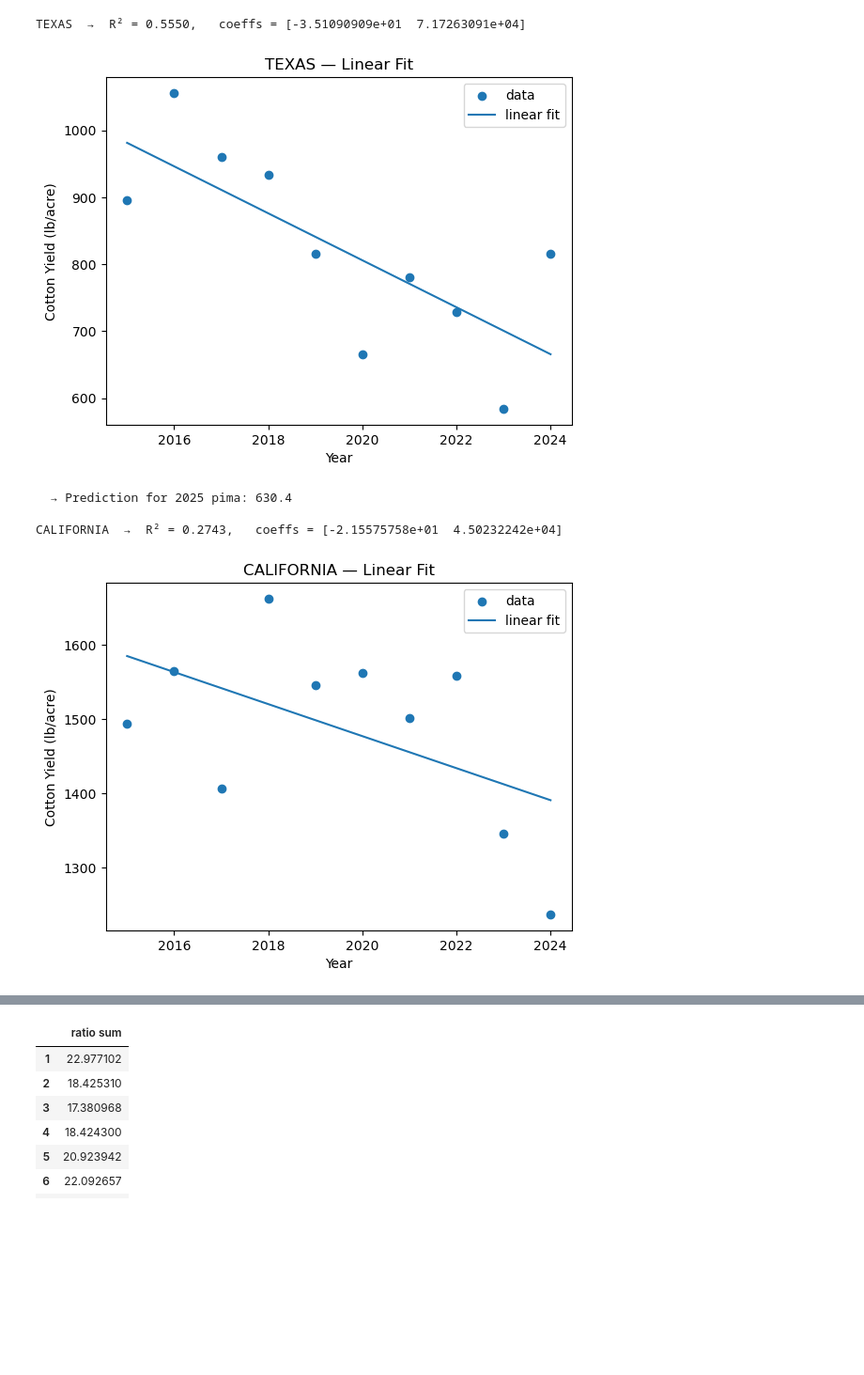
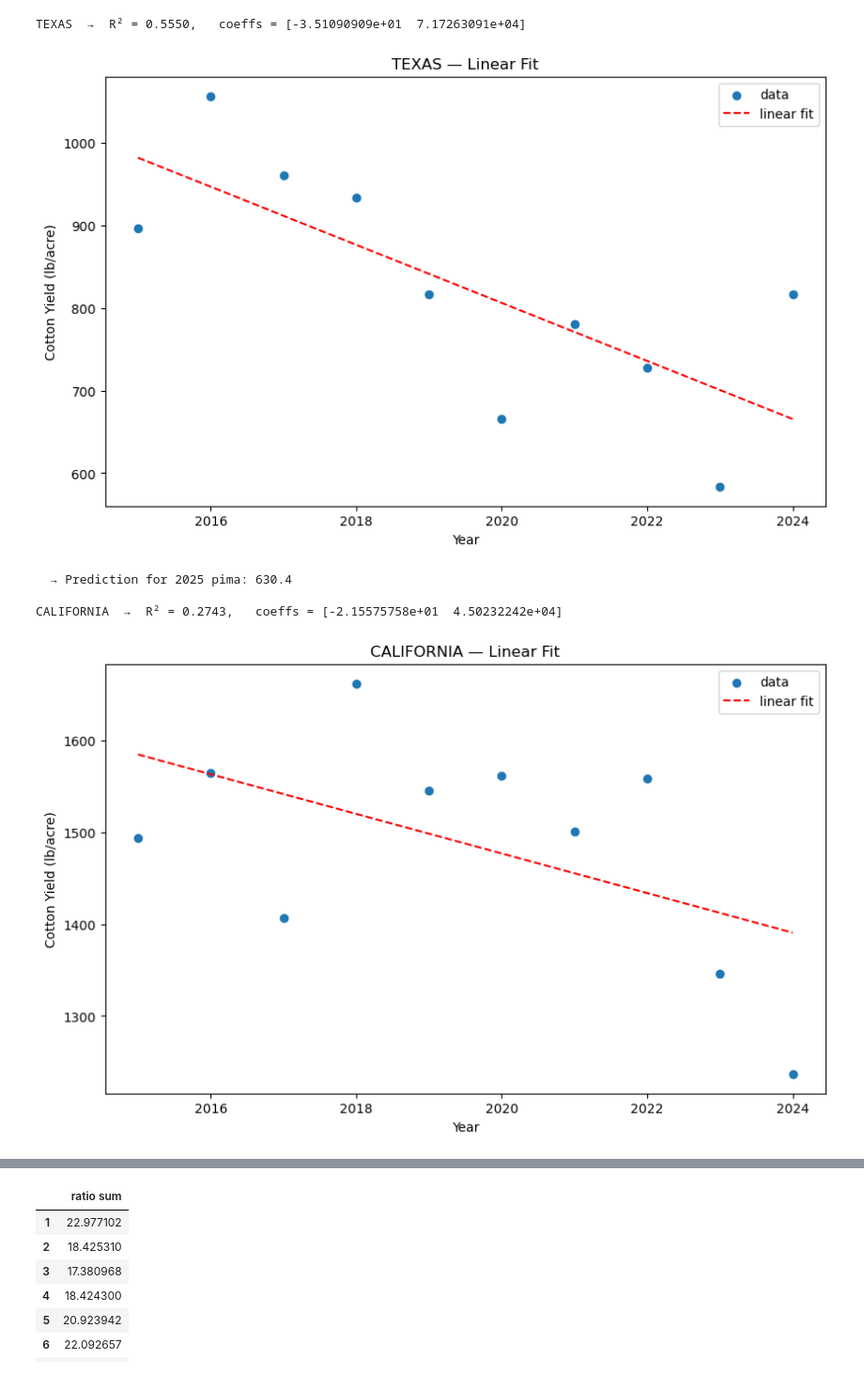
Before and after one commit to leolu12321/pjldc, a Jupyter notebook: pima.ipynb, the cells around one changed output, grey strips where cells are left out. Shown at 94% size. Cells and saved outputs as stored; diff of their text form; code cells hidden in the pictures; blank space fills up the shorter version.

Commit message:
update v1.1 new plots

```diff
--- a/pima.ipynb
+++ b/pima.ipynb
@@ -49,14 +49,15 @@ for state in list_of_states:
     # Plot
     plt.figure()
     plt.scatter(x, y, label='data')
-    plt.title(f"{state}")
+    plt.title(f"{state} Pima")
     plt.xlabel("Year")
-    plt.ylabel("abdrate")
+    plt.ylabel("Abandonment Rate")
     plt.legend()
+    plt.axhline(y_pred, color='r',linestyle='--')
     plt.show()
 
     # 2025 prediction
     pred_2025 = y_pred
-    print(f"  → Prediction for 2025 upland: {pred_2025}\n")
+    print(f"  → Prediction for 2025 Pima: {pred_2025}\n")
     listofabdrate.append({state:pred_2025})
 # %% [output]
@@ -80,40 +81,40 @@ for state in list_of_states:
 
     # Fit a linear model (degree=1)
     coeffs = np.polyfit(x, y, 1)
     model  = np.poly1d(coeffs)
 
     # Compute R²
     y_pred = model(x)
     ss_res = np.sum((y - y_pred)**2)
     ss_tot = np.sum((y - np.mean(y))**2)
     r2     = 1 - ss_res/ss_tot
     print(f"{state}  →  R² = {r2:.4f},   coeffs = {coeffs}")
 
     # Build a smooth curve for plotting
     x_line = np.linspace(x.min(), x.max(), 200)
     y_line = model(x_line)
 
     # Plot
-    plt.figure()
+    plt.figure(figsize = (10,6))
     plt.scatter(x, y, label='data')
-    plt.plot(x_line, y_line, label='linear fit')
+    plt.plot(x_line, y_line, label='linear fit', color = 'r', linestyle = '--')
     plt.title(f"{state} — Linear Fit")
     plt.xlabel("Year")
     plt.ylabel("Cotton Yield (lb/acre)")
     plt.legend()
     plt.show()
 
     # 2025 prediction
     pred_2025 = model(2025)
     print(f"  → Prediction for 2025 pima: {pred_2025:.1f}\n")
     listofyields.append({state:pred_2025})
 # %% [output]
 TEXAS  →  R² = 0.5550,   coeffs = [-3.51090909e+01  7.17263091e+04]
-[figure, old version]
+[figure, new version]
   → Prediction for 2025 pima: 630.4
 
 CALIFORNIA  →  R² = 0.2743,   coeffs = [-2.15575758e+01  4.50232242e+04]
-[figure, old version]
+[figure, new version]
   → Prediction for 2025 pima: 1369.1
 
 NEW MEXICO  →  R² = 0.3556,   coeffs = [-1.83757576e+01  3.79066424e+04]
```
Also changed, not shown: parts of 3 cells of this notebook, 1 other file.
